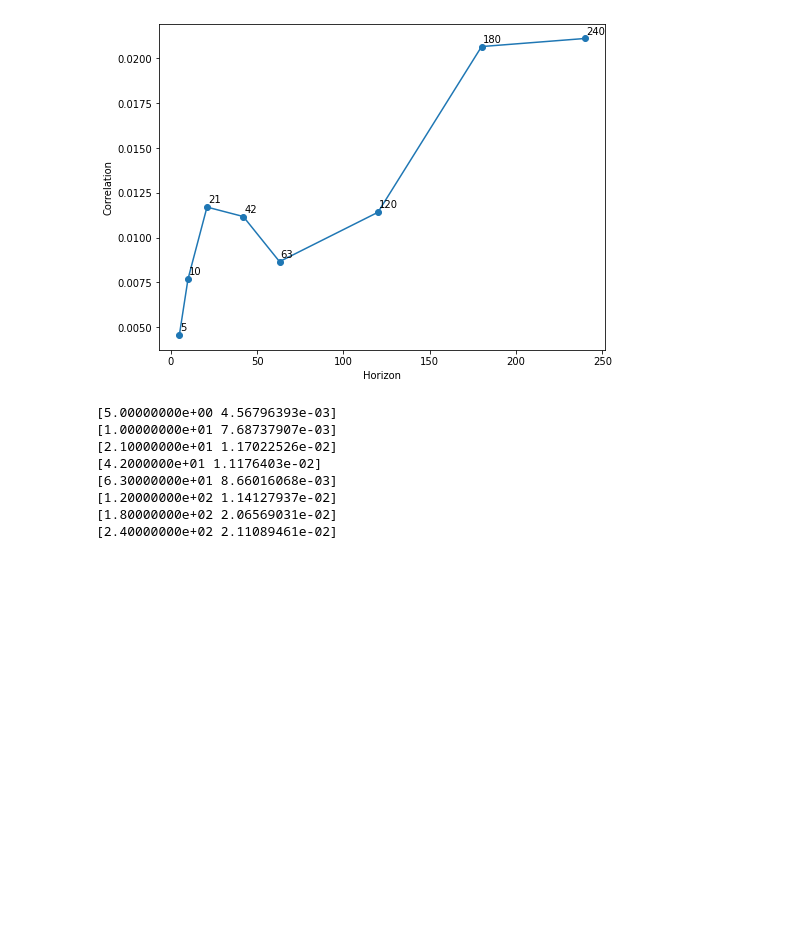
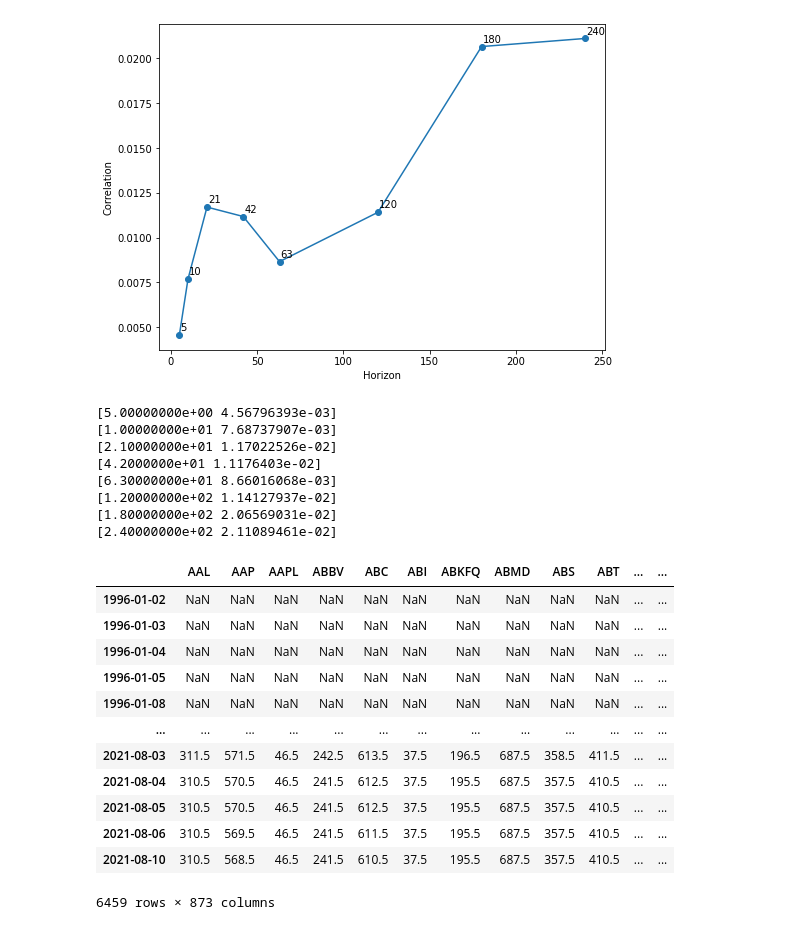
Before and after one commit to lkrenn/SP500_NLP_Project, a Jupyter notebook: Step3-Portfolio_Construction/1-Cosine_Similarity_1a.ipynb, the cells around one changed output. Cells and saved outputs as stored; diff of their text form; code cells hidden in the pictures; blank space fills up the shorter version.

```diff
--- a/Step3-Portfolio_Construction/1-Cosine_Similarity_1a.ipynb
+++ b/Step3-Portfolio_Construction/1-Cosine_Similarity_1a.ipynb
@@ -261,3 +261,20 @@ for i, txt in enumerate(risk_factor_df.values):
 [1.20000000e+02 1.14127937e-02]
 [1.80000000e+02 2.06569031e-02]
 [2.40000000e+02 2.11089461e-02]
+# %%
+ranks = b - 1/2
+ranks
+# %% [output]
+|  | AAL | AAP | AAPL | ABBV | ABC | ABI | ABKFQ | ABMD | ABS | ABT | ... | ... |
+| 1996-01-02 | NaN | NaN | NaN | NaN | NaN | NaN | NaN | NaN | NaN | NaN | ... | ... |
+| 1996-01-03 | NaN | NaN | NaN | NaN | NaN | NaN | NaN | NaN | NaN | NaN | ... | ... |
+| 1996-01-04 | NaN | NaN | NaN | NaN | NaN | NaN | NaN | NaN | NaN | NaN | ... | ... |
+| 1996-01-05 | NaN | NaN | NaN | NaN | NaN | NaN | NaN | NaN | NaN | NaN | ... | ... |
+| 1996-01-08 | NaN | NaN | NaN | NaN | NaN | NaN | NaN | NaN | NaN | NaN | ... | ... |
+| ... | ... | ... | ... | ... | ... | ... | ... | ... | ... | ... | ... | ... |
+| 2021-08-03 | 311.5 | 571.5 | 46.5 | 242.5 | 613.5 | 37.5 | 196.5 | 687.5 | 358.5 | 411.5 | ... | ... |
+| 2021-08-04 | 310.5 | 570.5 | 46.5 | 241.5 | 612.5 | 37.5 | 195.5 | 687.5 | 357.5 | 410.5 | ... | ... |
+| 2021-08-05 | 310.5 | 570.5 | 46.5 | 241.5 | 612.5 | 37.5 | 195.5 | 687.5 | 357.5 | 410.5 | ... | ... |
+| 2021-08-06 | 310.5 | 569.5 | 46.5 | 241.5 | 611.5 | 37.5 | 195.5 | 687.5 | 357.5 | 410.5 | ... | ... |
+| 2021-08-10 | 310.5 | 568.5 | 46.5 | 241.5 | 610.5 | 37.5 | 195.5 | 687.5 | 357.5 | 410.5 | ... | ... |
+6459 rows × 873 columns
```
Also changed, not shown: parts of 7 cells of this notebook.
